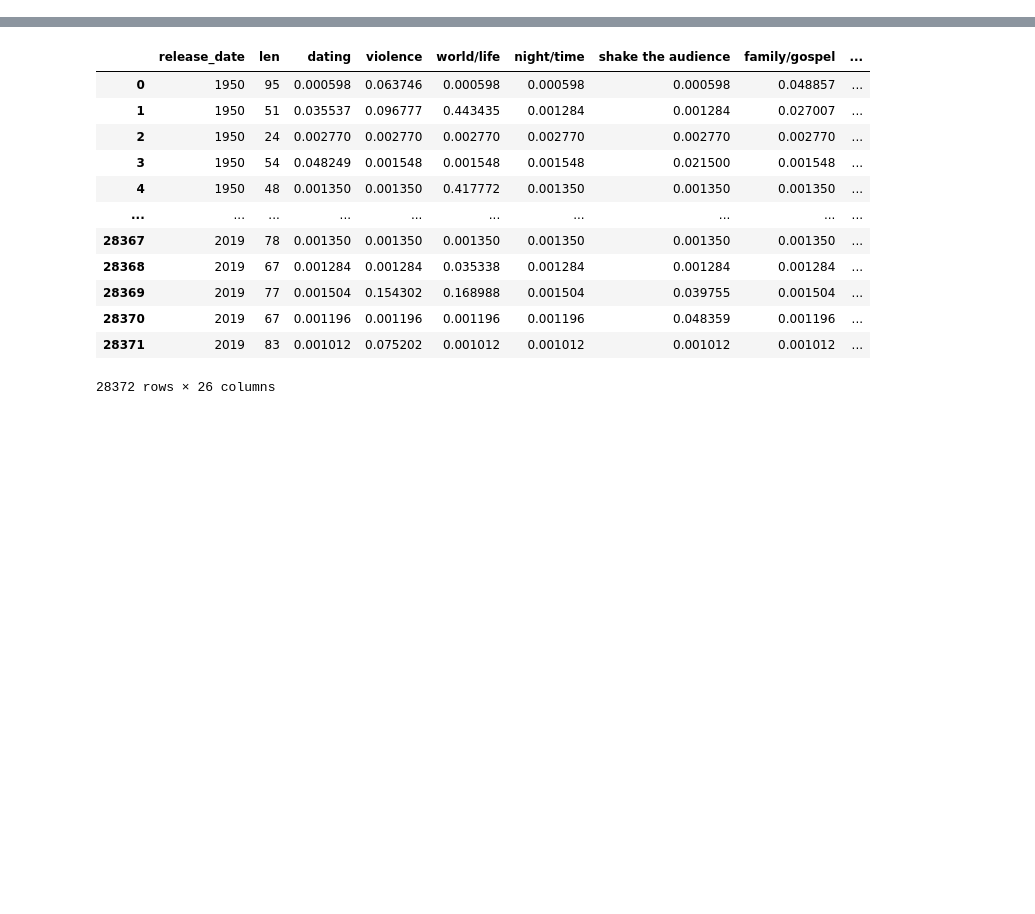
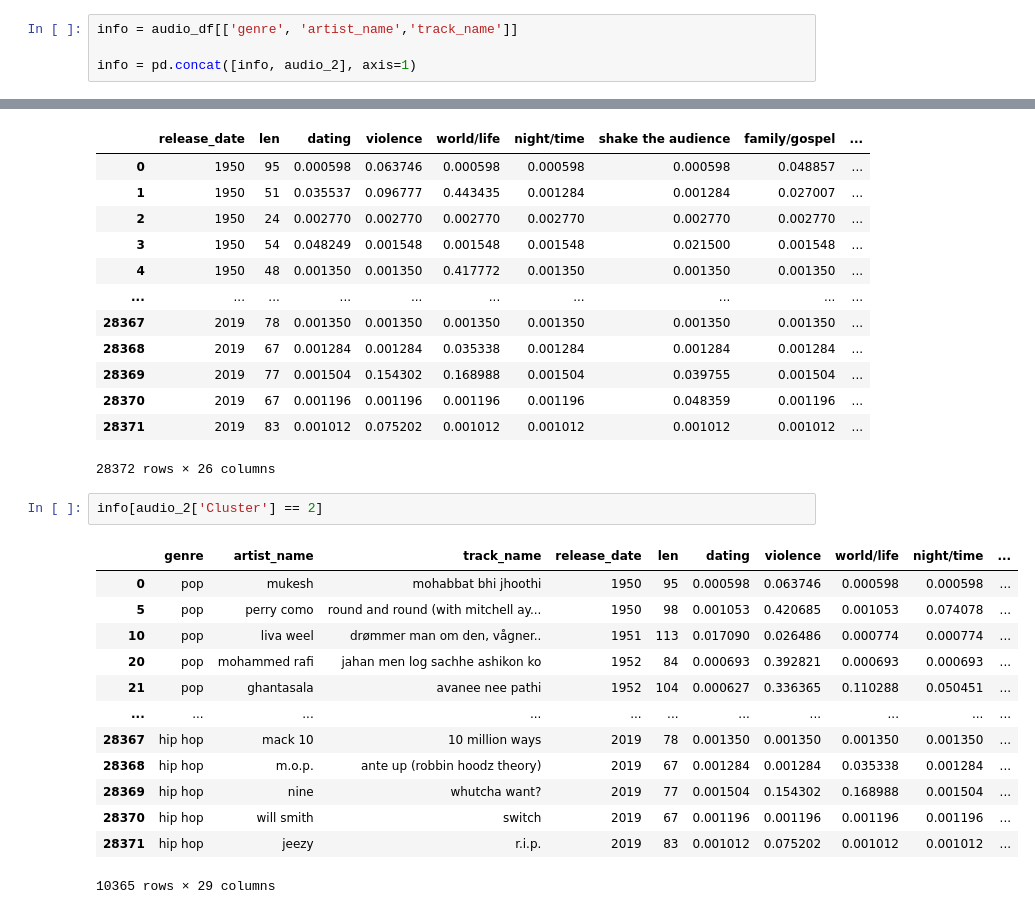
Before and after one commit to nasehacho/audio-rec-algo, a Jupyter notebook: notebooks/03-Audio-Data-Modeling.ipynb, the cells around one changed output, grey strips where cells are left out. Cells and saved outputs as stored; diff of their text form; blank space fills up the shorter version.

```diff
--- a/notebooks/03-Audio-Data-Modeling.ipynb
+++ b/notebooks/03-Audio-Data-Modeling.ipynb
@@ -245,3 +277,7 @@ audio_2['Cluster'] = kmeans.fit_predict(audio_2)
+# %%
+info = audio_df[['genre', 'artist_name','track_name']]
+
+info = pd.concat([info, audio_2], axis=1)
 # %%
 audio_2
 # %% [output]
@@ -258,3 +294,19 @@ audio_2
 | 28370 | 2019 | 67 | 0.001196 | 0.001196 | 0.001196 | 0.001196 | 0.048359 | 0.001196 | ... |
 | 28371 | 2019 | 83 | 0.001012 | 0.075202 | 0.001012 | 0.001012 | 0.001012 | 0.001012 | ... |
 28372 rows × 26 columns
+# %%
+info[audio_2['Cluster'] == 2]
+# %% [output]
+|  | genre | artist_name | track_name | release_date | len | dating | violence | world/life | night/time | ... |
+| 0 | pop | mukesh | mohabbat bhi jhoothi | 1950 | 95 | 0.000598 | 0.063746 | 0.000598 | 0.000598 | ... |
+| 5 | pop | perry como | round and round (with mitchell ay... | 1950 | 98 | 0.001053 | 0.420685 | 0.001053 | 0.074078 | ... |
+| 10 | pop | liva weel | drømmer man om den, vågner.. | 1951 | 113 | 0.017090 | 0.026486 | 0.000774 | 0.000774 | ... |
+| 20 | pop | mohammed rafi | jahan men log sachhe ashikon ko | 1952 | 84 | 0.000693 | 0.392821 | 0.000693 | 0.000693 | ... |
+| 21 | pop | ghantasala | avanee nee pathi | 1952 | 104 | 0.000627 | 0.336365 | 0.110288 | 0.050451 | ... |
+| ... | ... | ... | ... | ... | ... | ... | ... | ... | ... | ... |
+| 28367 | hip hop | mack 10 | 10 million ways | 2019 | 78 | 0.001350 | 0.001350 | 0.001350 | 0.001350 | ... |
+| 28368 | hip hop | m.o.p. | ante up (robbin hoodz theory) | 2019 | 67 | 0.001284 | 0.001284 | 0.035338 | 0.001284 | ... |
+| 28369 | hip hop | nine | whutcha want? | 2019 | 77 | 0.001504 | 0.154302 | 0.168988 | 0.001504 | ... |
+| 28370 | hip hop | will smith | switch | 2019 | 67 | 0.001196 | 0.001196 | 0.001196 | 0.001196 | ... |
+| 28371 | hip hop | jeezy | r.i.p. | 2019 | 83 | 0.001012 | 0.075202 | 0.001012 | 0.001012 | ... |
+10365 rows × 29 columns
```
Also changed, not shown: parts of 14 cells of this notebook, 2 other files.
